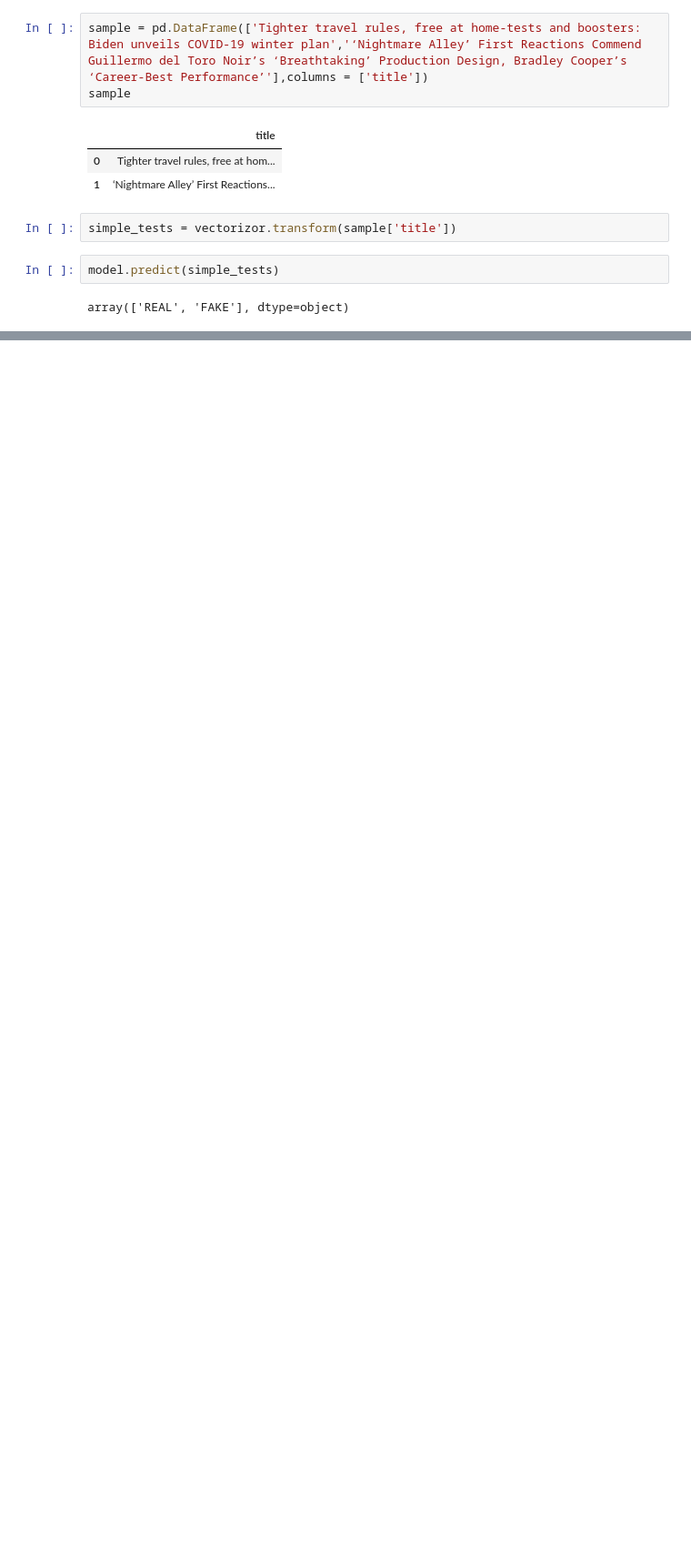
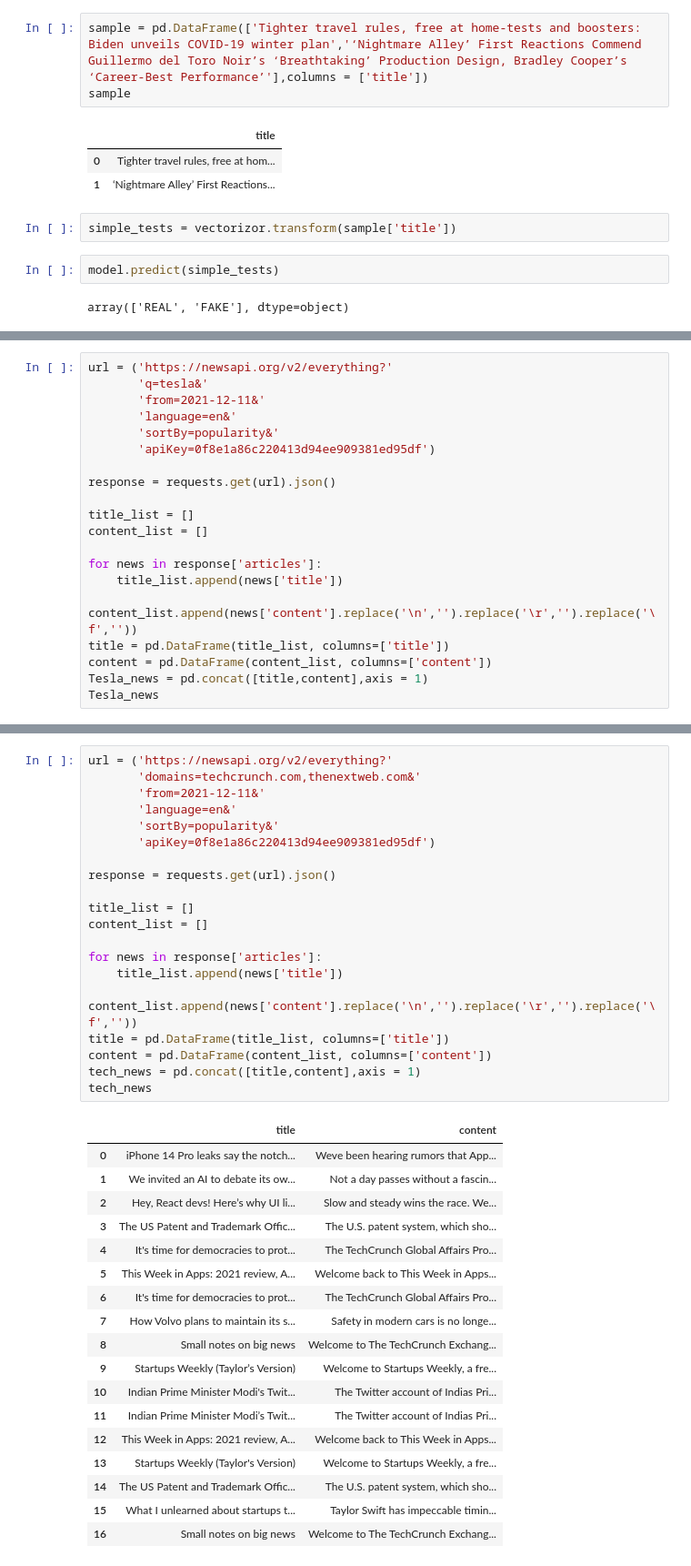
Before and after one commit to CS-521-A3/final-project, a Jupyter notebook: data processing(SVC).ipynb, the cells around one changed output, grey strips where cells are left out. Shown: that part at 91% size. Saved outputs shown, nothing was run; the diff lists cells and outputs as text; blank space fills up the shorter version.

Commit message:
process data with model:SVC

```diff
--- a/process_data.ipynb
+++ b/data processing(SVC).ipynb
@@ -152,0 +200,20 @@ array(['REAL', 'FAKE'], dtype=object)
+# %%
+url = ('https://newsapi.org/v2/everything?'
+       'q=tesla&'
+       'from=2021-12-11&'
+       'language=en&'
+       'sortBy=popularity&'
+       'apiKey=0f8e1a86c220413d94ee909381ed95df')
+
+response = requests.get(url).json()
+
+title_list = []
+content_list = []
+
+for news in response['articles']:
+    title_list.append(news['title'])
+    content_list.append(news['content'].replace('\n','').replace('\r','').replace('\f',''))
+title = pd.DataFrame(title_list, columns=['title'])
+content = pd.DataFrame(content_list, columns=['content'])
+Tesla_news = pd.concat([title,content],axis = 1)
+Tesla_news
@@ -152,0 +246,39 @@ array(['REAL', 'FAKE'], dtype=object)
+# %%
+url = ('https://newsapi.org/v2/everything?'
+       'domains=techcrunch.com,thenextweb.com&'
+       'from=2021-12-11&'
+       'language=en&'
+       'sortBy=popularity&'
+       'apiKey=0f8e1a86c220413d94ee909381ed95df')
+
+response = requests.get(url).json()
+
+title_list = []
+content_list = []
+
+for news in response['articles']:
+    title_list.append(news['title'])
+    content_list.append(news['content'].replace('\n','').replace('\r','').replace('\f',''))
+title = pd.DataFrame(title_list, columns=['title'])
+content = pd.DataFrame(content_list, columns=['content'])
+tech_news = pd.concat([title,content],axis = 1)
+tech_news
+# %% [output]
+|  | title | content |
+| 0 | iPhone 14 Pro leaks say the notch... | Weve been hearing rumors that App... |
+| 1 | We invited an AI to debate its ow... | Not a day passes without a fascin... |
+| 2 | Hey, React devs! Here’s why UI li... | Slow and steady wins the race. We... |
+| 3 | The US Patent and Trademark Offic... | The U.S. patent system, which sho... |
+| 4 | It's time for democracies to prot... | The TechCrunch Global Affairs Pro... |
+| 5 | This Week in Apps: 2021 review, A... | Welcome back to This Week in Apps... |
+| 6 | It's time for democracies to prot... | The TechCrunch Global Affairs Pro... |
+| 7 | How Volvo plans to maintain its s... | Safety in modern cars is no longe... |
+| 8 | Small notes on big news | Welcome to The TechCrunch Exchang... |
+| 9 | Startups Weekly (Taylor’s Version) | Welcome to Startups Weekly, a fre... |
+| 10 | Indian Prime Minister Modi's Twit... | The Twitter account of Indias Pri... |
+| 11 | Indian Prime Minister Modi’s Twit... | The Twitter account of Indias Pri... |
+| 12 | This Week in Apps: 2021 review, A... | Welcome back to This Week in Apps... |
+| 13 | Startups Weekly (Taylor's Version) | Welcome to Startups Weekly, a fre... |
+| 14 | The US Patent and Trademark Offic... | The U.S. patent system, which sho... |
+| 15 | What I unlearned about startups t... | Taylor Swift has impeccable timin... |
+| 16 | Small notes on big news | Welcome to The TechCrunch Exchang... |
```
Also changed, not shown: parts of 12 cells of this notebook.
